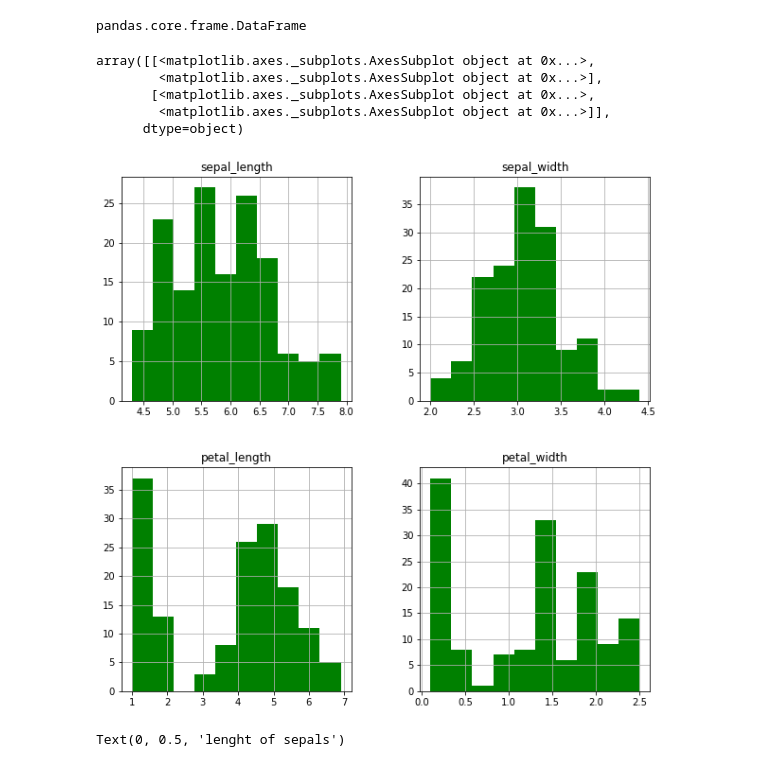
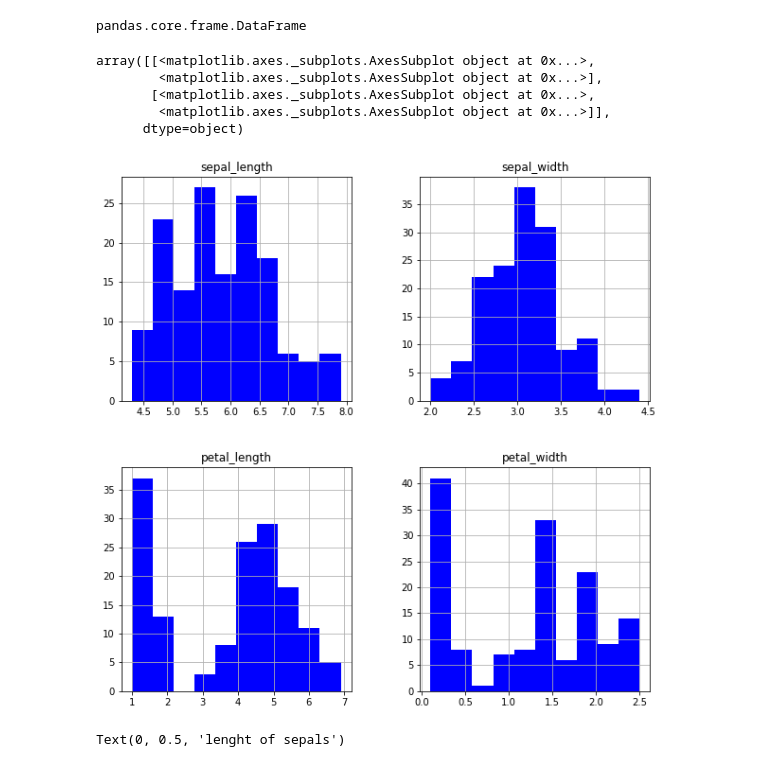
Before and after one commit to Purbayan23/FMML_Assignments, a Jupyter notebook: PS0049_FMML_Aug22_M1Lab2_DataFeatures&Augmentation.ipynb, the cells around one changed output. Drawn from its saved outputs; the diff is of its cells as text; code cells hidden in the pictures.

```diff
--- a/PS0049_FMML_Aug22_M1Lab2_DataFeatures&Augmentation.ipynb
+++ b/PS0049_FMML_Aug22_M1Lab2_DataFeatures&Augmentation.ipynb
@@ -580,14 +580,14 @@ type(df)
 # %% [output]
 pandas.core.frame.DataFrame
 # %%
-df.hist(figsize=(10,10),color='g')
+df.hist(figsize=(10,10),color='b')
 # %% [output]
 array([[<matplotlib.axes._subplots.AxesSubplot object at 0x...>,
         <matplotlib.axes._subplots.AxesSubplot object at 0x...>],
        [<matplotlib.axes._subplots.AxesSubplot object at 0x...>,
         <matplotlib.axes._subplots.AxesSubplot object at 0x...>]],
       dtype=object)
-[figure, old version]
+[figure, new version]
 # %%
 x1 = df.sepal_length
 x2 = df.sepal_width
```
